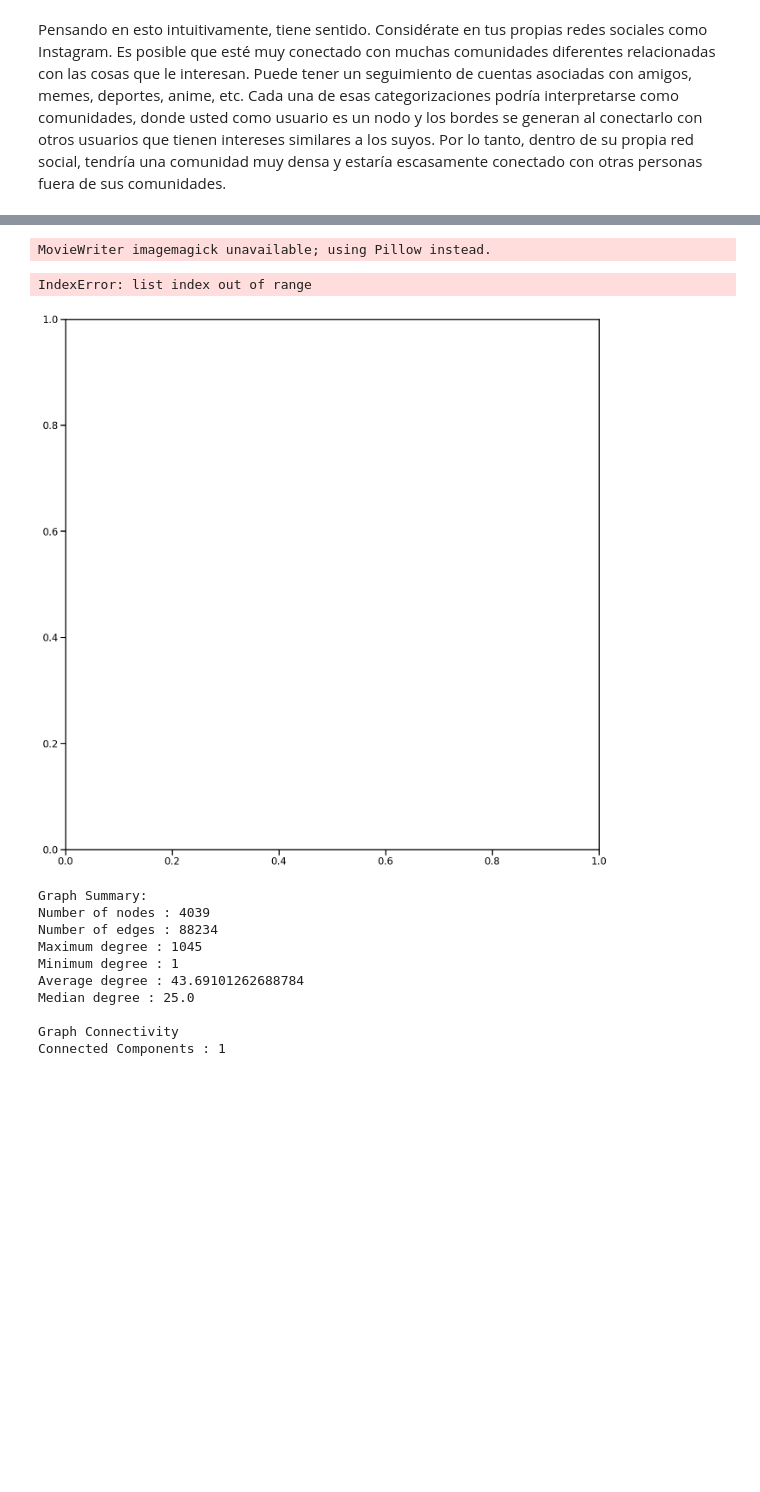
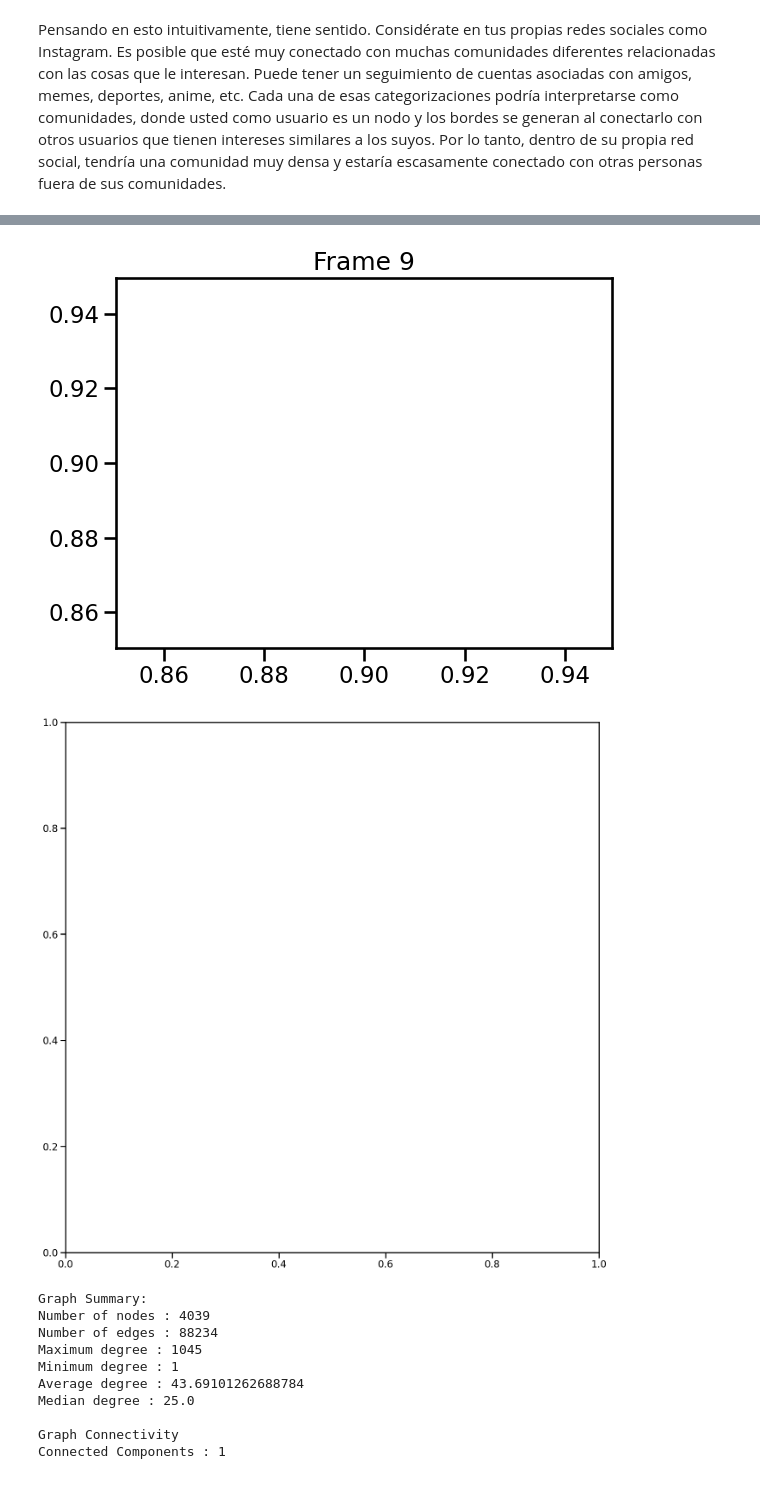
Before and after one commit to FernandoCarazoMelo/network-science, a Jupyter notebook: notebooks/02_FC_facebook_case_study.ipynb, the cells around one changed output, grey strips where cells are left out. Saved outputs shown, nothing was run; the diff lists cells and outputs as text; code cells hidden in the pictures; blank space fills up the shorter version.

```diff
--- a/notebooks/02_FC_facebook_case_study.ipynb
+++ b/notebooks/02_FC_facebook_case_study.ipynb
@@ -316,0 +288,17 @@ plt.show()
+# %%
+import matplotlib.pyplot as plt
+from matplotlib.animation import FuncAnimation, PillowWriter
+import numpy as np
+
+
+fig,ax = plt.subplots(figsize=(8,8))
+
+def animate(i):
+    ax.clear()
+    ax.set_title(f"Frame {i}")
+    ax.set_xlim(-4,4)
+    ax.set_ylim(-4,4)
+    nf.draw_netwulf(stylized_network, fig=fig, ax=ax)
+
+ani = FuncAnimation(fig, animate, interval=500, blit=False, repeat=True, frames=2,  repeat_delay=1000)
+ani.save("TLI.gif", dpi=100, )
@@ -317,40 +308,42 @@ plt.show()
 # %%
 import numpy as np
 import networkx as nx
 import matplotlib.pyplot as plt
 from matplotlib import animation
 
+fig,ax = plt.subplots()
 
-def simple_update(num,ax): # num, n, layout, G,
+
+def simple_update(num): # num, n, layout, G,
     ax.clear()
 
     # Draw the graph with random node colors
     # random_colors = np.random.randint(2, size=n)
     # nx.draw(G, pos=layout, node_color=random_colors, ax=ax)
     # nf.draw_netwulf(stylized_network, figsize=16 , ax=ax)
+    ax.plot(num/10,num/10)
 
 
     # Set the title
-    ax.set_title("Frame {}".format(num))
+    ax.set_title(f"Frame {num}")
 
 
 def simple_animation():
 
     # Build plot
     fig, ax = plt.subplots(figsize=(16,16))
 
     # Create a graph and layout
 
-    ani = animation.FuncAnimation(fig, simple_update, frames=10, fargs=(ax)) # n, layout, G,
-    ani.save('animation_2.gif', writer='imagemagick')
+    ani = animation.FuncAnimation(fig, simple_update, frames=10,) # n, layout, G,
+    ani.save('animation_2.gif', writer=animation.PillowWriter(fps=25))
 
     plt.show()
 
 simple_animation()
 # %% [output]
-MovieWriter imagemagick unavailable; using Pillow instead.
-IndexError: list index out of range
-[figure, old version]
+[figure, new version]
+[figure, added]
 # %%
 def GetGraphMetrics(graph):
 
```
Also changed, not shown: parts of 11 cells of this notebook, 1 other file.
